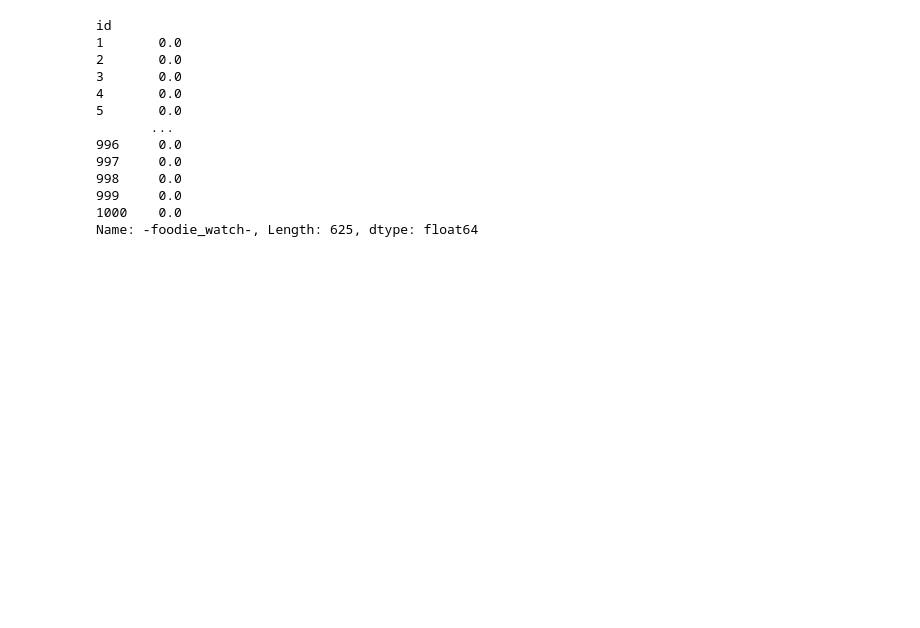
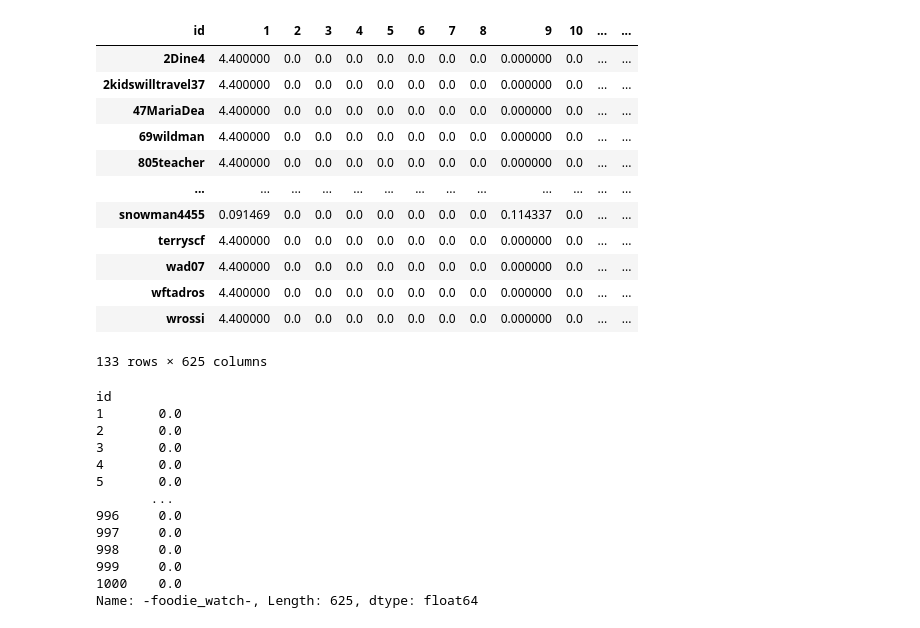
Before and after one commit to Tesabegs/WanderWisely, a Jupyter notebook: Data/user_based.ipynb, the cells around one changed output. Cells and saved outputs as stored; diff of their text form; code cells hidden in the pictures; blank space fills up the shorter version.

Commit message:
Building the user based CF with a different approach 'vectorizing text' to provide a better user accuracy

```diff
--- a/Data/user_based.ipynb
+++ b/Data/user_based.ipynb
@@ -44,0 +64,11 @@ user_similarity_cosine = pd.DataFrame(cosine_similarity(user_item_matrix), index
+# %%
+sample_user = '109loveholidays'  # Replace with the actual user name
+
+# Get the similarity scores for the selected neighborhood
+similarity_scores = user_similarity_cosine.loc[sample_user, user_neighborhood[sample_user]]
+
+print(f"Similarity scores for {sample_user}:")
+print(similarity_scores.head)
+
+print(f"Neighborhood users for {sample_user}:")
+print(user_neighborhood[sample_user])
@@ -45,6 +84,6 @@ user_similarity_cosine = pd.DataFrame(cosine_similarity(user_item_matrix), index
 # %%
 # Calculate the neighborhood for each user
-k_neighbors = 5
+k_neighbors = 3
 user_neighborhood = {}
 for user in user_similarity_cosine.index:
     # Sort users based on similarity score in descending order
@@ -87,3 +156,19 @@ aggregated_ratings_df = pd.DataFrame(user_aggregated_ratings, index=user_item_ma
+# %%
+aggregated_ratings_df [aggregated_ratings_df[1]>0]
+# %% [output]
+| id | 1 | 2 | 3 | 4 | 5 | 6 | 7 | 8 | 9 | 10 | ... | ... |
+| 2Dine4 | 4.400000 | 0.0 | 0.0 | 0.0 | 0.0 | 0.0 | 0.0 | 0.0 | 0.000000 | 0.0 | ... | ... |
+| 2kidswilltravel37 | 4.400000 | 0.0 | 0.0 | 0.0 | 0.0 | 0.0 | 0.0 | 0.0 | 0.000000 | 0.0 | ... | ... |
+| 47MariaDea | 4.400000 | 0.0 | 0.0 | 0.0 | 0.0 | 0.0 | 0.0 | 0.0 | 0.000000 | 0.0 | ... | ... |
+| 69wildman | 4.400000 | 0.0 | 0.0 | 0.0 | 0.0 | 0.0 | 0.0 | 0.0 | 0.000000 | 0.0 | ... | ... |
+| 805teacher | 4.400000 | 0.0 | 0.0 | 0.0 | 0.0 | 0.0 | 0.0 | 0.0 | 0.000000 | 0.0 | ... | ... |
+| ... | ... | ... | ... | ... | ... | ... | ... | ... | ... | ... | ... | ... |
+| snowman4455 | 0.091469 | 0.0 | 0.0 | 0.0 | 0.0 | 0.0 | 0.0 | 0.0 | 0.114337 | 0.0 | ... | ... |
+| terryscf | 4.400000 | 0.0 | 0.0 | 0.0 | 0.0 | 0.0 | 0.0 | 0.0 | 0.000000 | 0.0 | ... | ... |
+| wad07 | 4.400000 | 0.0 | 0.0 | 0.0 | 0.0 | 0.0 | 0.0 | 0.0 | 0.000000 | 0.0 | ... | ... |
+| wftadros | 4.400000 | 0.0 | 0.0 | 0.0 | 0.0 | 0.0 | 0.0 | 0.0 | 0.000000 | 0.0 | ... | ... |
+| wrossi | 4.400000 | 0.0 | 0.0 | 0.0 | 0.0 | 0.0 | 0.0 | 0.0 | 0.000000 | 0.0 | ... | ... |
+133 rows × 625 columns
 # %%
 # Print the aggregated ratings for a sample user
 sample_user = '-foodie_watch-'
```
Also changed, not shown: parts of 4 cells of this notebook.
